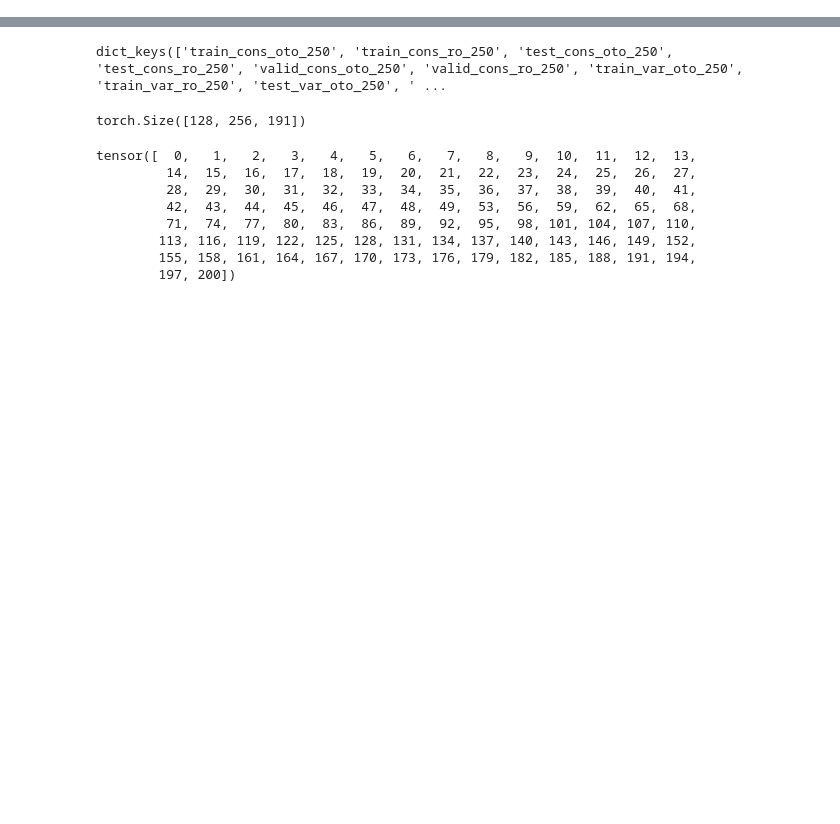
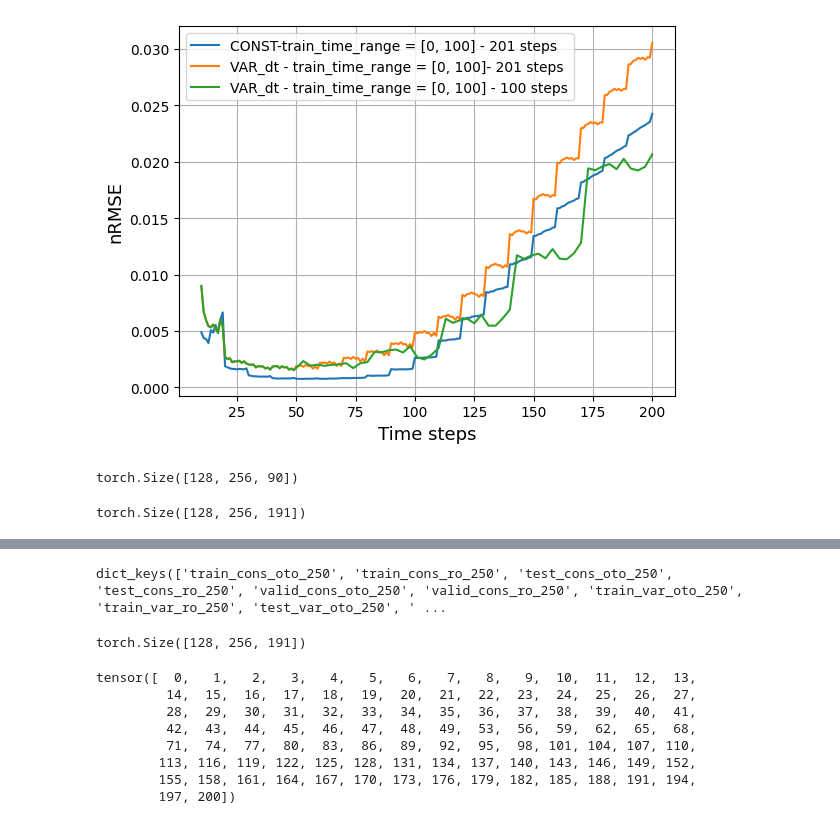
Before and after one commit to seuncoker/constant_autoregression, a Jupyter notebook: analysis_1.ipynb, the cells around one changed output, grey strips where cells are left out. Drawn from its saved outputs; the diff is of its cells as text; code cells hidden in the pictures; blank space fills up the shorter version.

```diff
--- a/analysis_1.ipynb
+++ b/analysis_1.ipynb
@@ -126,0 +95,3 @@ plt.grid()
+# %%
+file_loc = "/nobackup/scoc/variable_autoregression/result/B1/constant_time/dt_1_ms_10_horizon_3/run_2_train_time_100_1/run_2_train_time_100_1_result.pt"
+test_cons_t_100 = analyze_result(file_loc)
@@ -126,0 +240,3 @@ plt.grid()
+# %%
+file_loc = "/nobackup/scoc/variable_autoregression/result/B1/variable_time/B1_1_FNO_attention/run_6_time_100_dt_iteration_200/run_6_time_100_dt_iteration_200_result_prior_dt1_3.pt"
+test_var_t_100_iter_200_dt = analyze_result(file_loc)
@@ -126,0 +389,31 @@ plt.grid()
+# %%
+
+plt.plot(torch.arange(10,201), torch.mean(test_cons_t_100[0][0], dim=0), label = "CONST-train_time_range = [0, 100] - 201 steps")
+
+
+# plt.plot(torch.arange(10,201), torch.mean(test_var[0][0], dim=0), label = "VAR (iter-100) - 201 steps")
+# plt.plot(torch.cat((torch.arange(10,50,1), torch.arange(53,201,3))), torch.mean(test_var[1][0], dim=0), label = "VAR (iter-100) - 100 steps")
+
+plt.plot(torch.arange(10,201), torch.mean(test_var_t_100_iter_200_dt[0][0], dim=0), label = "VAR_dt - train_time_range = [0, 100]- 201 steps")
+plt.plot(torch.cat((torch.arange(10,50,1), torch.arange(53,201,3))), torch.mean(test_var_t_100_iter_200_dt[1][0], dim=0), label = "VAR_dt - train_time_range = [0, 100] - 100 steps")
+
+# plt.plot(torch.cat((torch.arange(10,50,1), torch.arange(53,201,3))), torch.mean(test_var[1][0], dim=0), label = "VAR-train_time_range= [0, 100] dt - 100 steps")
+# plt.plot(torch.cat((torch.arange(10,50,1), torch.arange(53,201,3))), torch.mean(test_var_i_200[1][0], dim=0), label = "VAR_i_200-train_time_range= [0, 200] dt - 100 steps")
+
+#plt.plot(torch.arange(10,201), torch.mean(test_var_i_200[0][0], dim=0), label = "VAR (iter-200) - 201 steps")
+
+plt.legend()
+#plt.yscale("log")
+plt.xlabel("Time steps", fontsize="13")
+plt.ylabel("nRMSE", fontsize="13")
+plt.grid()
+# %% [output]
+[figure, added]
+# %%
+test_var_t_100_iter_200_dt[1][1].shape
+# %% [output]
+torch.Size([128, 256, 90])
+# %%
+test_var_t_100_iter_200_dt[0][1].shape
+# %% [output]
+torch.Size([128, 256, 191])
```
Also changed, not shown: parts of 48 cells of this notebook, 12 other files.
